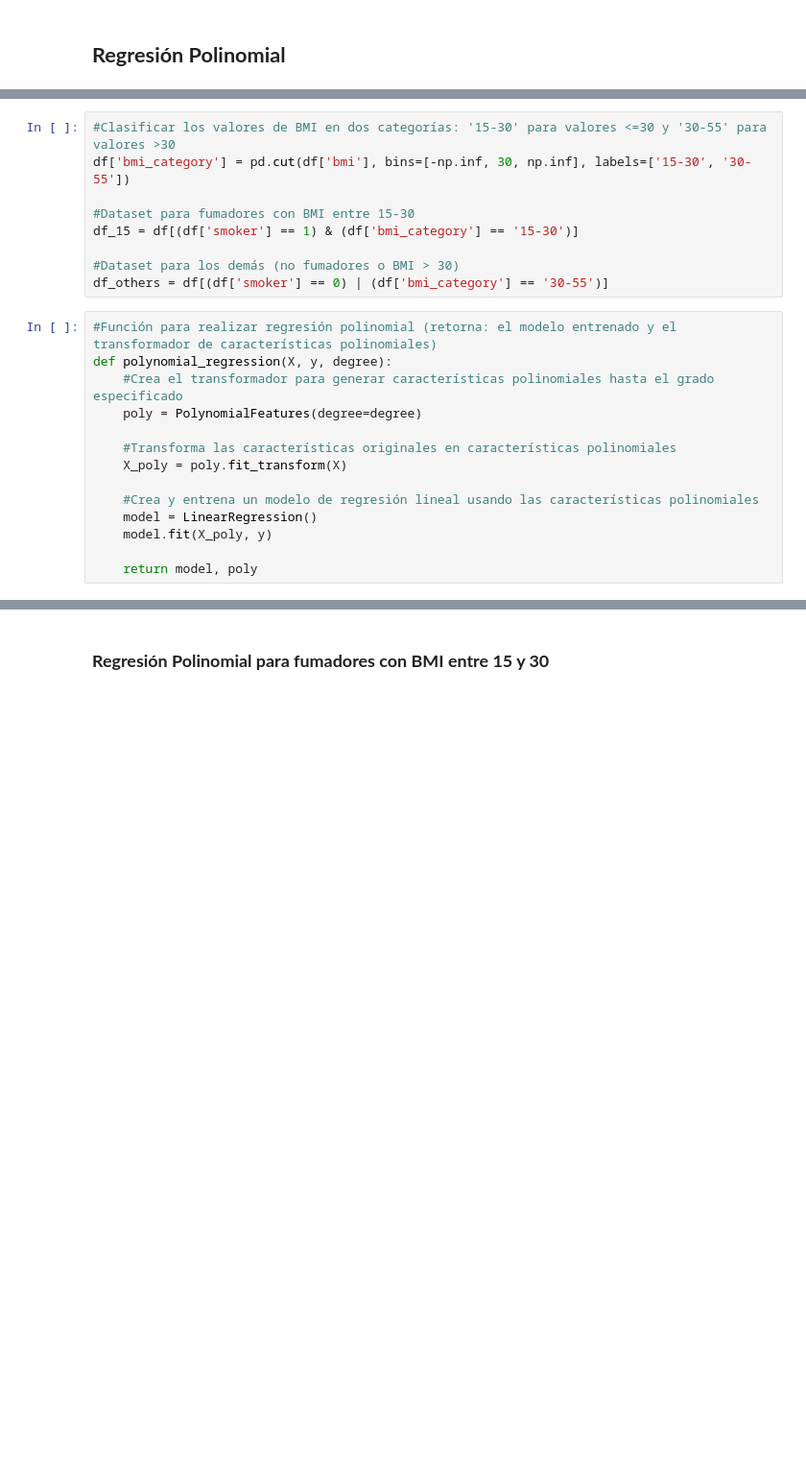
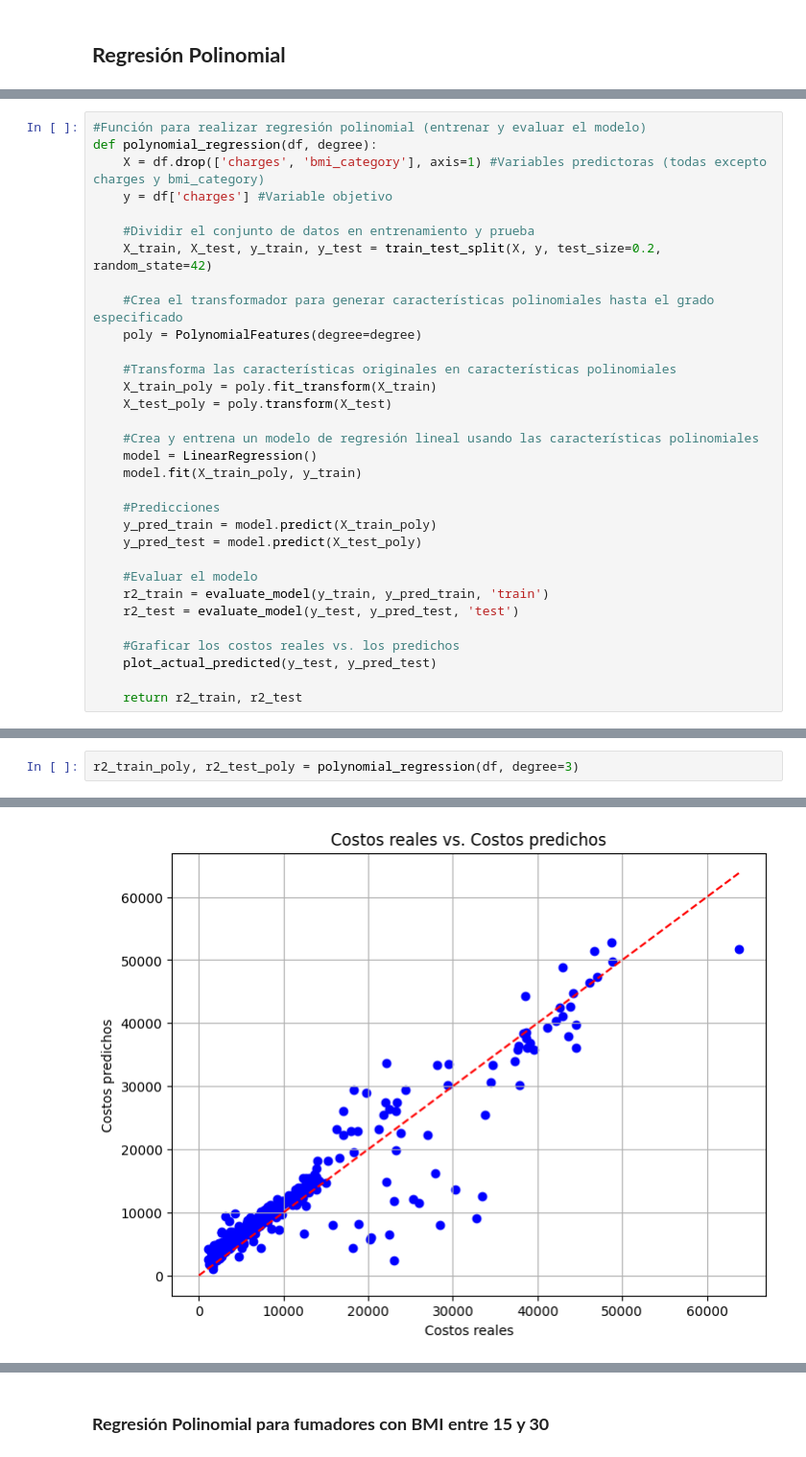
Before and after one commit to yamilemr/Medical-Insurance-Cost-Regression-Analysis, a Jupyter notebook: medical_cost_regression.ipynb, the cells around one changed output, grey strips where cells are left out. Shown at 96% size. Saved outputs shown, nothing was run; the diff lists cells and outputs as text; blank space fills up the shorter version.

```diff
--- a/medical_cost_regression.ipynb
+++ b/medical_cost_regression.ipynb
@@ -379,23 +401,32 @@ df.replace({'region':{'southeast':0,'southwest':1,'northeast':2,'northwest':3}},
-# %%
-#Clasificar los valores de BMI en dos categorías: '15-30' para valores <=30 y '30-55' para valores >30
-df['bmi_category'] = pd.cut(df['bmi'], bins=[-np.inf, 30, np.inf], labels=['15-30', '30-55'])
-
-#Dataset para fumadores con BMI entre 15-30
-df_15 = df[(df['smoker'] == 1) & (df['bmi_category'] == '15-30')]
-
-#Dataset para los demás (no fumadores o BMI > 30)
-df_others = df[(df['smoker'] == 0) | (df['bmi_category'] == '30-55')]
 # %%
-#Función para realizar regresión polinomial (retorna: el modelo entrenado y el transformador de características polinomiales)
-def polynomial_regression(X, y, degree):
+#Función para realizar regresión polinomial (entrenar y evaluar el modelo)
+def polynomial_regression(df, degree):
+    X = df.drop(['charges', 'bmi_category'], axis=1) #Variables predictoras (todas excepto charges y bmi_category)
+    y = df['charges'] #Variable objetivo
+
+    #Dividir el conjunto de datos en entrenamiento y prueba
+    X_train, X_test, y_train, y_test = train_test_split(X, y, test_size=0.2, random_state=42)
+
     #Crea el transformador para generar características polinomiales hasta el grado especificado
     poly = PolynomialFeatures(degree=degree)
 
     #Transforma las características originales en características polinomiales
-    X_poly = poly.fit_transform(X)
+    X_train_poly = poly.fit_transform(X_train)
+    X_test_poly = poly.transform(X_test)
 
     #Crea y entrena un modelo de regresión lineal usando las características polinomiales
     model = LinearRegression()
-    model.fit(X_poly, y)
+    model.fit(X_train_poly, y_train)
 
-    return model, poly
+    #Predicciones
+    y_pred_train = model.predict(X_train_poly)
+    y_pred_test = model.predict(X_test_poly)
+
+    #Evaluar el modelo
+    r2_train = evaluate_model(y_train, y_pred_train, 'train')
+    r2_test = evaluate_model(y_test, y_pred_test, 'test')
+
+    #Graficar los costos reales vs. los predichos
+    plot_actual_predicted(y_test, y_pred_test)
+
+    return r2_train, r2_test
@@ -401,0 +435,3 @@ def polynomial_regression(X, y, degree):
+# %%
+r2_train_poly, r2_test_poly = polynomial_regression(df, degree=3)
+# %% [output]
@@ -401,0 +443 @@ def polynomial_regression(X, y, degree):
+[figure, added]
```
Also changed, not shown: parts of 40 cells of this notebook.
